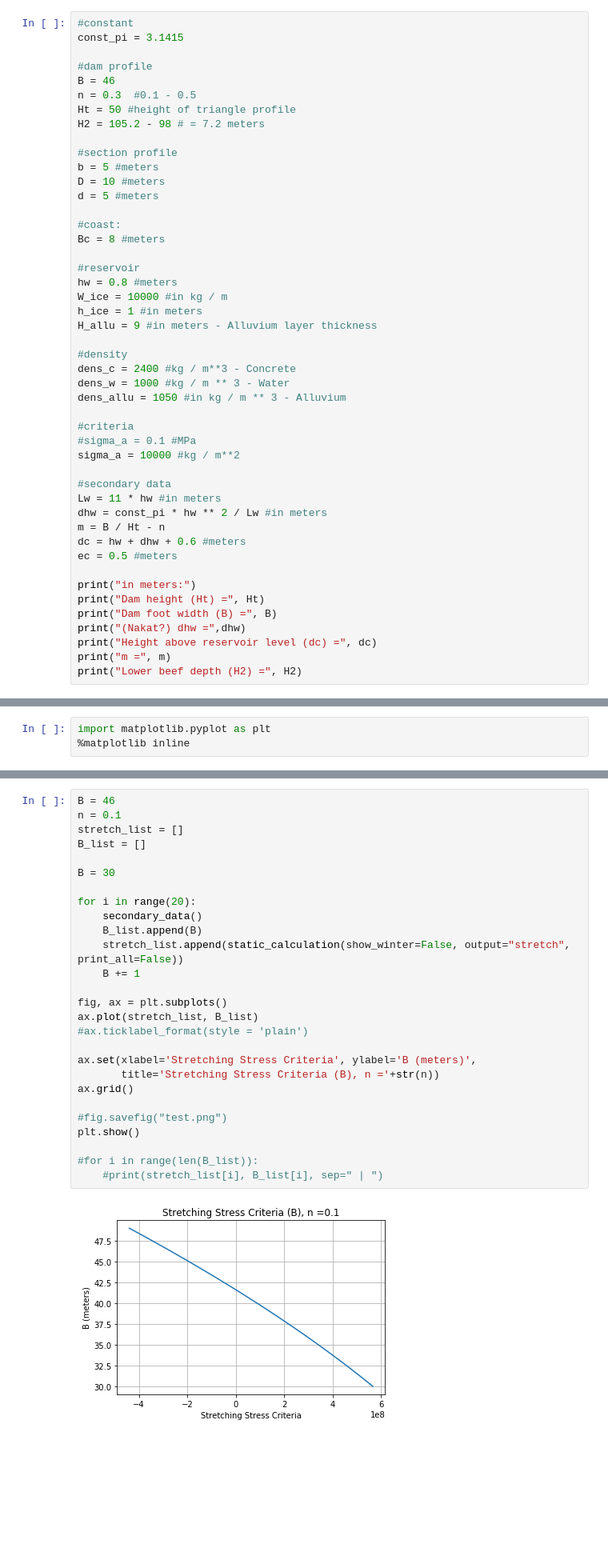
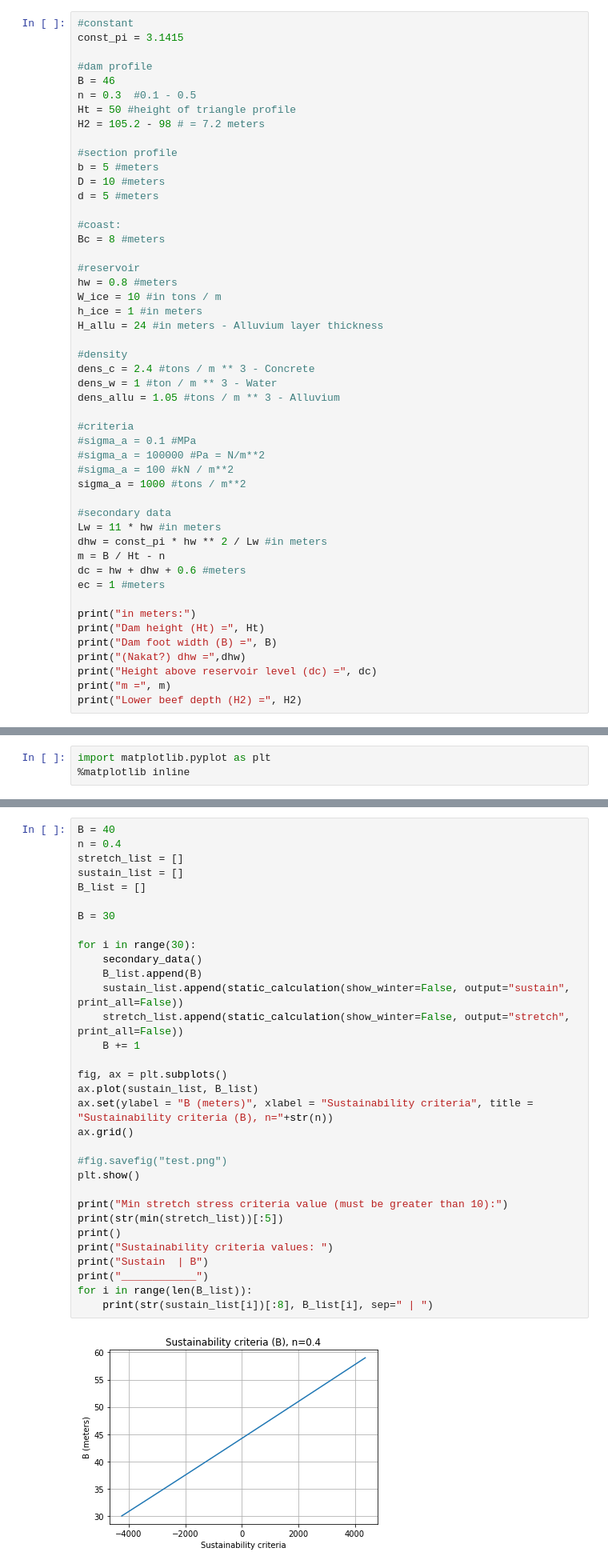
Before and after one commit to George-Mounts/bachelor_project, a Jupyter notebook: 2_functions.ipynb, the cells around one changed output, grey strips where cells are left out. Shown at 80% size. Drawn from its saved outputs; the diff is of its cells as text; blank space fills up the shorter version.

```diff
--- a/2_functions.ipynb
+++ b/2_functions.ipynb
@@ -22,25 +22,27 @@ Bc = 8 #meters
 
 #reservoir
 hw = 0.8 #meters
-W_ice = 10000 #in kg / m
+W_ice = 10 #in tons / m
 h_ice = 1 #in meters
-H_allu = 9 #in meters - Alluvium layer thickness
+H_allu = 24 #in meters - Alluvium layer thickness
 
 #density
-dens_c = 2400 #kg / m**3 - Concrete
-dens_w = 1000 #kg / m ** 3 - Water
-dens_allu = 1050 #in kg / m ** 3 - Alluvium
+dens_c = 2.4 #tons / m ** 3 - Concrete
+dens_w = 1 #ton / m ** 3 - Water
+dens_allu = 1.05 #tons / m ** 3 - Alluvium
 
 #criteria
 #sigma_a = 0.1 #MPa
-sigma_a = 10000 #kg / m**2
+#sigma_a = 100000 #Pa = N/m**2
+#sigma_a = 100 #kN / m**2
+sigma_a = 1000 #tons / m**2
 
 #secondary data
 Lw = 11 * hw #in meters
 dhw = const_pi * hw ** 2 / Lw #in meters
 m = B / Ht - n
 dc = hw + dhw + 0.6 #meters
-ec = 0.5 #meters
+ec = 1 #meters
 
 print("in meters:")
 print("Dam height (Ht) =", Ht)
@@ -267,29 +274,34 @@ Stretching stress criteria (must be 0) = -221099618.7274881
 # %%
-B = 46
-n = 0.1
+B = 40
+n = 0.4
 stretch_list = []
+sustain_list = []
 B_list = []
 
 B = 30
 
-for i in range(20):
+for i in range(30):
     secondary_data()
     B_list.append(B)
+    sustain_list.append(static_calculation(show_winter=False, output="sustain", print_all=False))
     stretch_list.append(static_calculation(show_winter=False, output="stretch", print_all=False))
     B += 1
 
 fig, ax = plt.subplots()
-ax.plot(stretch_list, B_list)
-#ax.ticklabel_format(style = 'plain')
-
-ax.set(xlabel='Stretching Stress Criteria', ylabel='B (meters)',
-       title='Stretching Stress Criteria (B), n ='+str(n))
+ax.plot(sustain_list, B_list)
+ax.set(ylabel = "B (meters)", xlabel = "Sustainability criteria", title = "Sustainability criteria (B), n="+str(n))
 ax.grid()
 
 #fig.savefig("test.png")
 plt.show()
 
-#for i in range(len(B_list)):
-    #print(stretch_list[i], B_list[i], sep=" | ")
+print("Min stretch stress criteria value (must be greater than 10):")
+print(str(min(stretch_list))[:5])
+print()
+print("Sustainability criteria values: ")
+print("Sustain  | B")
+print("____________")
+for i in range(len(B_list)):
+    print(str(sustain_list[i])[:8], B_list[i], sep=" | ")
 # %% [output]
-[figure, old version]
+[figure, new version]
```
Also changed, not shown: parts of 15 cells of this notebook, 1 other file.
